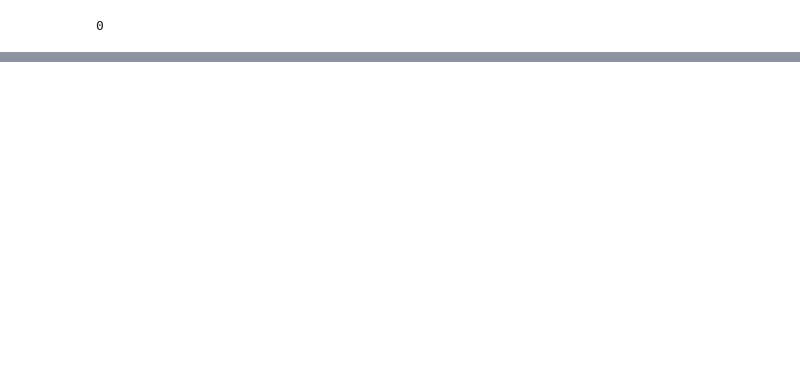
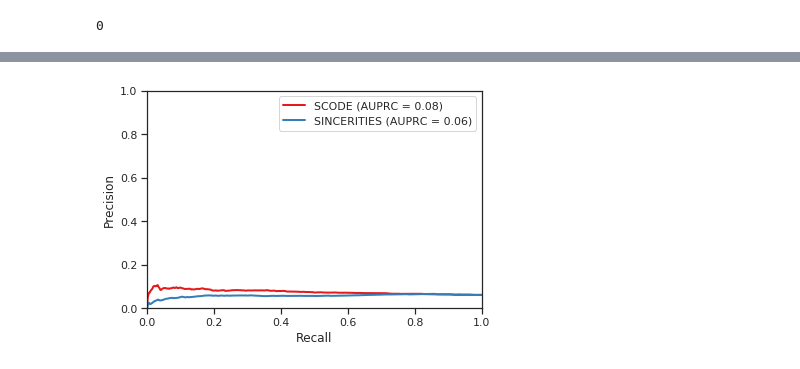
Before and after one commit to Murali-group/Beeline, a Jupyter notebook: bench.ipynb, the cells around one changed output, grey strips where cells are left out. Drawn from its saved outputs; the diff is of its cells as text; code cells hidden in the pictures; blank space fills up the shorter version.

```diff
--- a/bench.ipynb
+++ b/bench.ipynb
@@ -248,0 +286,80 @@ plt.legend(['1','2'])
+# %%
+dataDict = evaluation.input_settings.datasets[0]
+# %%
+inputSettings = evaluation.input_settings
+import pandas as pd
+import numpy as np
+import seaborn as sns
+from pathlib import Path
+import matplotlib.pyplot as plt
+import seaborn as sns
+# %%
+# Read file for trueEdges
+trueEdgesFile = pd.read_csv(str(inputSettings.datadir)+'/'+ dataDict['name'] +
+                            '/' +dataDict['trueEdges'],
+                            sep = '\t', header = 0, index_col = None)
+
+
+
+# Initialize data dictionaries
+precisionDict = {}
+recallDict = {}
+FPRDict = {}
+AUPRC = {}
+
+outDir = "outputs/"+str(inputSettings.datadir).split("inputs/")[1]+ '/' +dataDict['name']
+for algo in inputSettings.algorithms:
+    tp = 0
+    fp = 0
+    total = 0 # total predictions made
+    totalTrue = trueEdgesFile.shape[0] # Condition Positives
+
+    # check if the output rankedEdges file exists
+    if Path(outDir + '/' +algo[0]+'/rankedEdges.csv').exists():
+        precisionDict[algo[0]] = [] # Initialize Precsion
+        recallDict[algo[0]] = [] # Initialize Recall
+        FPRDict[algo[0]] = [] # Initialize FPR
+        predEdgesFile = pd.read_csv(outDir + '/' +algo[0]+'/rankedEdges.csv', \
+                                    sep = '\t', header =  0, index_col = None)
+        pOld = 0
+        rOld = 0
+        AUPRC[algo[0]] = 0 # Initialize AUPRC
+        for idx, row in predEdgesFile.iterrows():
+            if trueEdgesFile.loc[(trueEdgesFile['Gene1'] == row['Gene1']) & \
+                                 (trueEdgesFile['Gene2'] == row['Gene2'])].shape[0] > 0:
+                tp += 1
+            else:
+                fp += 1
+            total += 1
+
+            pNew = float(tp)/float(total)
+            rNew = float(tp)/float(totalTrue)
+
+            precisionDict[algo[0]].append(pNew)
+            recallDict[algo[0]].append(rNew)
+
+            AUPRC[algo[0]] += ((rNew - rOld)*(pOld + pNew)/2) # compute AUPRC
+
+            pOld = pNew
+            rOld = rNew
+            FPRDict[algo[0]].append(float(fp)) # List of FP values
+
+        FPRDict[algo[0]] = [val/float(total - totalTrue) for val in FPRDict[algo[0]]] # update FPR
+
+    else:
+        print(outDir + '/' +algo[0]+'/rankedEdges.csv', \
+              ' does not exist. Skipping...')
+
+## Make PR curves
+legendList = []
+for key in precisionDict.keys():
+    print(key)
+    sns.lineplot(recallDict[key],precisionDict[key])
+    legendList.append(str(key) + ' (AUPRC = ' + str("%.2f" % (AUPRC[key]))+')')
+
+plt.xlim(0,1)
+plt.ylim(0,1)
+plt.xlabel('Recall')
+plt.ylabel('Precision')
+plt.legend(legendList)
+# %% [output]
@@ -248,0 +370 @@ plt.legend(['1','2'])
+[figure, added]
```
Also changed, not shown: parts of 13 cells of this notebook, 6 other files.
